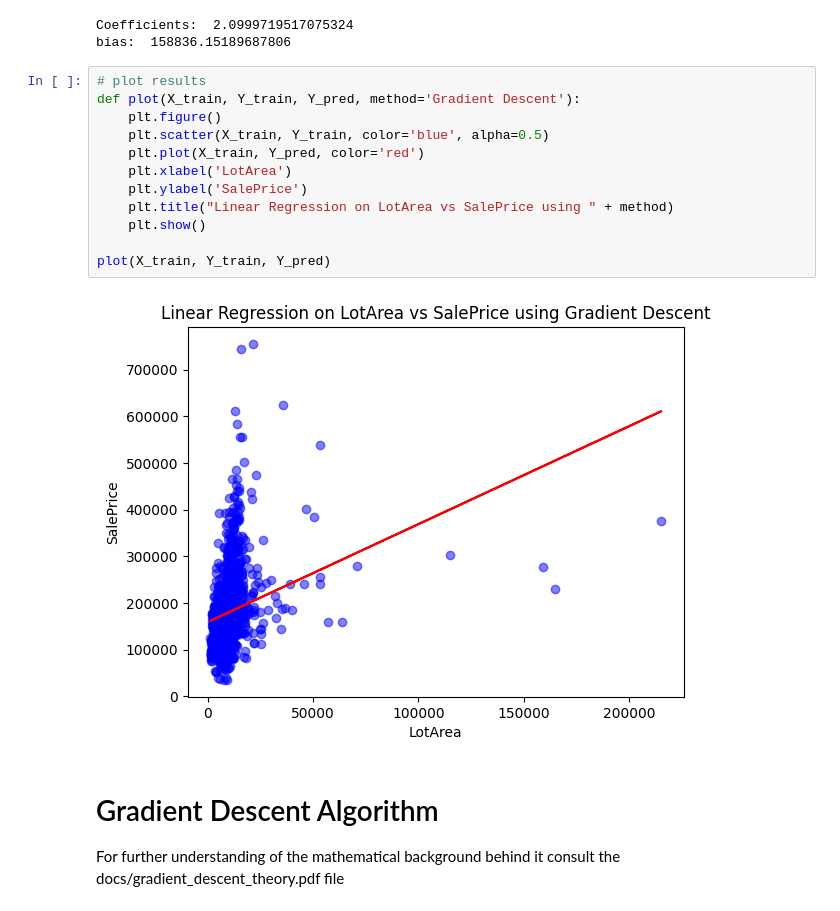
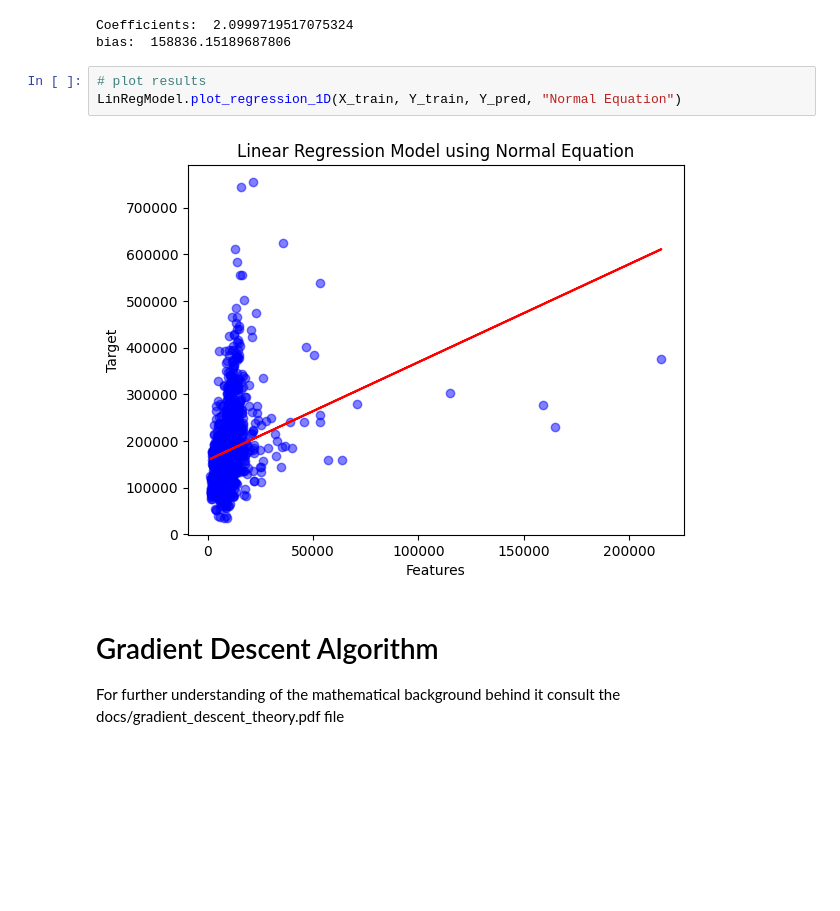
Before and after one commit to akef215/ml_from_scratch, a Jupyter notebook: regression_lineaire/exemple/demo.ipynb, the cells around one changed output. Cells and saved outputs as stored; diff of their text form; blank space fills up the shorter version.

Commit message:
Adding the plot methods in Linear Regression and updating src/regression_logistic.py

```diff
--- a/regression_lineaire/exemple/demo.ipynb
+++ b/regression_lineaire/exemple/demo.ipynb
@@ -42,18 +41,9 @@ Coefficients:  2.0999719517075324
 bias:  158836.15189687806
 # %%
 # plot results
-def plot(X_train, Y_train, Y_pred, method='Gradient Descent'):
-    plt.figure()
-    plt.scatter(X_train, Y_train, color='blue', alpha=0.5)
-    plt.plot(X_train, Y_pred, color='red')
-    plt.xlabel('LotArea')
-    plt.ylabel('SalePrice')
-    plt.title("Linear Regression on LotArea vs SalePrice using " + method)
-    plt.show()
-
-plot(X_train, Y_train, Y_pred)
+LinRegModel.plot_regression_1D(X_train, Y_train, Y_pred, "Normal Equation")
 # %% [output]
-[figure, old version]
+[figure, new version]
 # %% [markdown]
 # Gradient Descent Algorithm
   For further understanding of the mathematical background behind it consult the docs/gradient_descent_theory.pdf file
```
Also changed, not shown: parts of 6 cells of this notebook, 14 other files.
